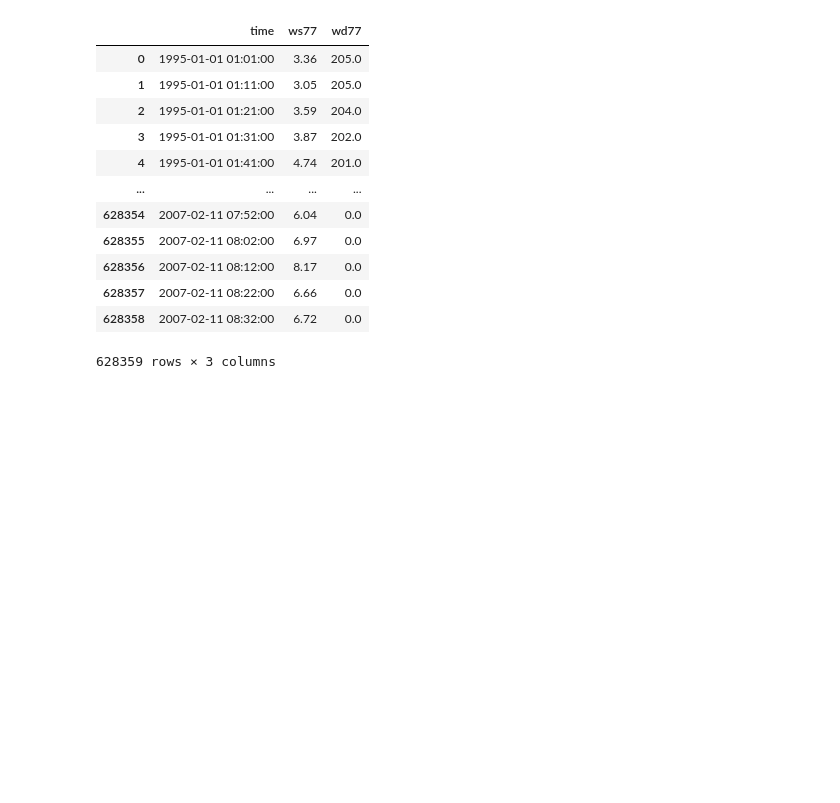
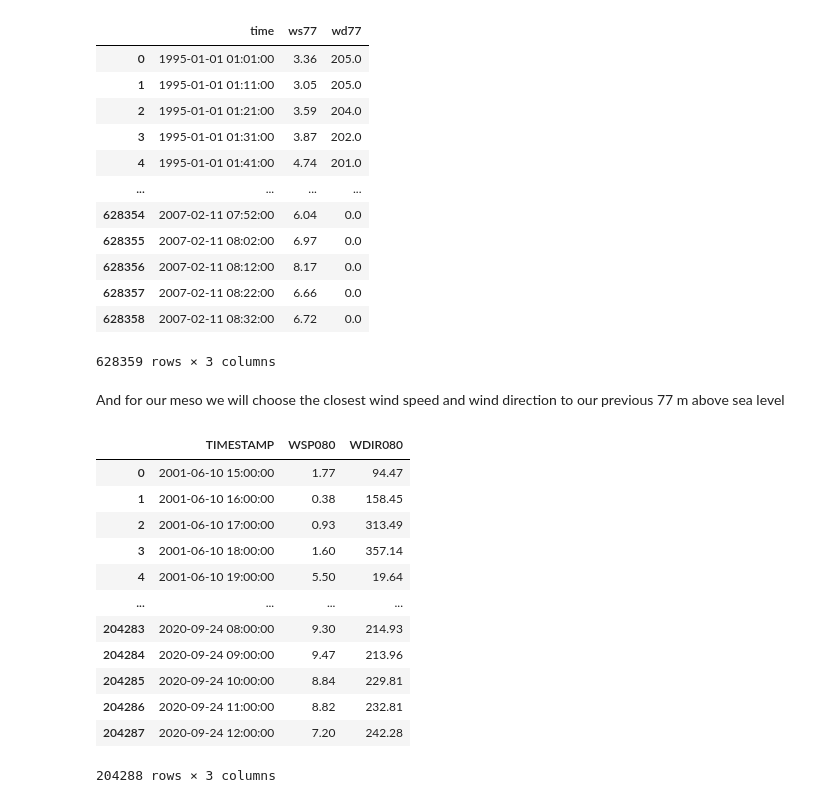
Before and after one commit to dragoselul/MAL1, a Jupyter notebook: Assignment-3/3. Vestas - Predicting Wind Speed.ipynb, the cells around one changed output. Saved outputs shown, nothing was run; the diff lists cells and outputs as text; code cells hidden in the pictures; blank space fills up the shorter version.

```diff
--- a/Assignment-3/3. Vestas - Predicting Wind Speed.ipynb
+++ b/Assignment-3/3. Vestas - Predicting Wind Speed.ipynb
@@ -150,3 +148,24 @@ df_mast
 | 628357 | 2007-02-11 08:22:00 | 6.66 | 0.0 |
 | 628358 | 2007-02-11 08:32:00 | 6.72 | 0.0 |
 628359 rows × 3 columns
+# %% [markdown]
+And for our meso we will choose the closest wind speed and wind direction to our previous 77 m above sea level
+# %%
+df_meso = pd.read_csv(meso_risoe_path)
+df_meso = df_meso[["TIMESTAMP", "WSP080", "WDIR080"]]
+df_meso['TIMESTAMP'] = pd.to_datetime(df_meso['TIMESTAMP'])
+df_meso
+# %% [output]
+|  | TIMESTAMP | WSP080 | WDIR080 |
+| 0 | 2001-06-10 15:00:00 | 1.77 | 94.47 |
+| 1 | 2001-06-10 16:00:00 | 0.38 | 158.45 |
+| 2 | 2001-06-10 17:00:00 | 0.93 | 313.49 |
+| 3 | 2001-06-10 18:00:00 | 1.60 | 357.14 |
+| 4 | 2001-06-10 19:00:00 | 5.50 | 19.64 |
+| ... | ... | ... | ... |
+| 204283 | 2020-09-24 08:00:00 | 9.30 | 214.93 |
+| 204284 | 2020-09-24 09:00:00 | 9.47 | 213.96 |
+| 204285 | 2020-09-24 10:00:00 | 8.84 | 229.81 |
+| 204286 | 2020-09-24 11:00:00 | 8.82 | 232.81 |
+| 204287 | 2020-09-24 12:00:00 | 7.20 | 242.28 |
+204288 rows × 3 columns
```
Also changed, not shown: parts of 16 cells of this notebook.
